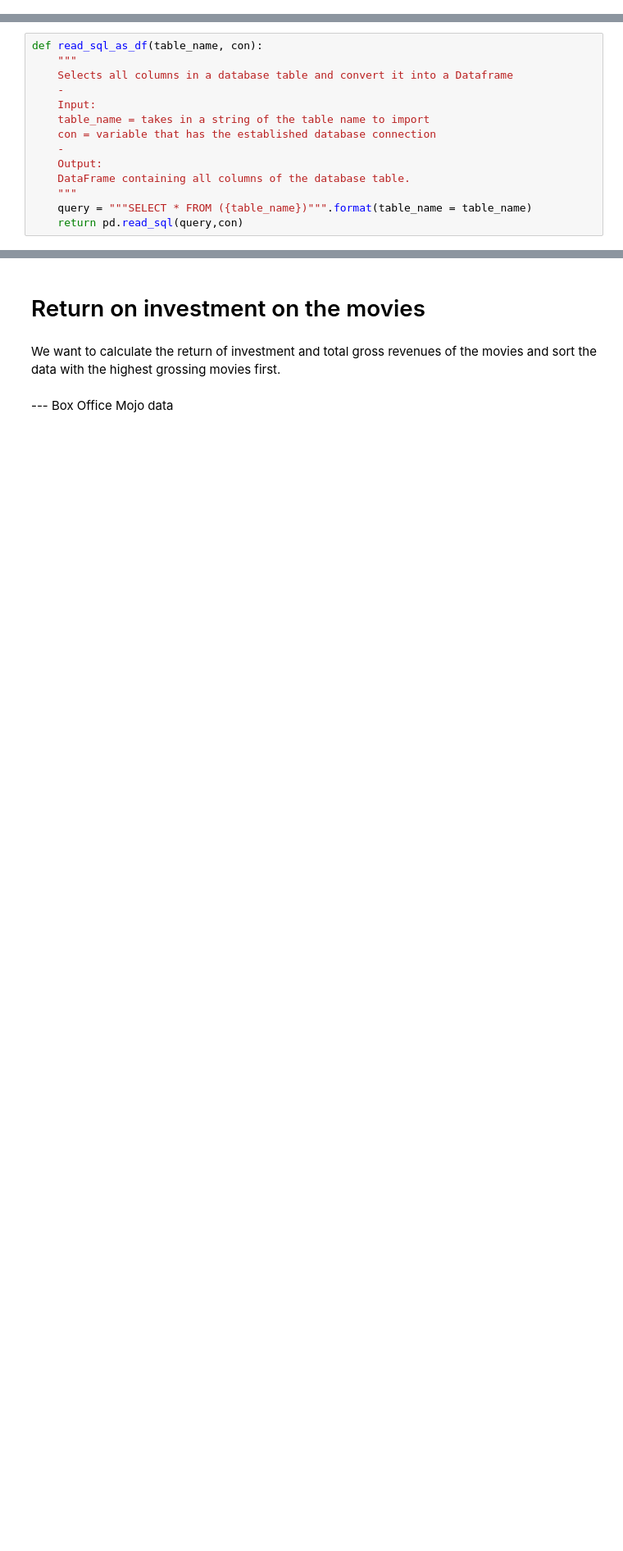
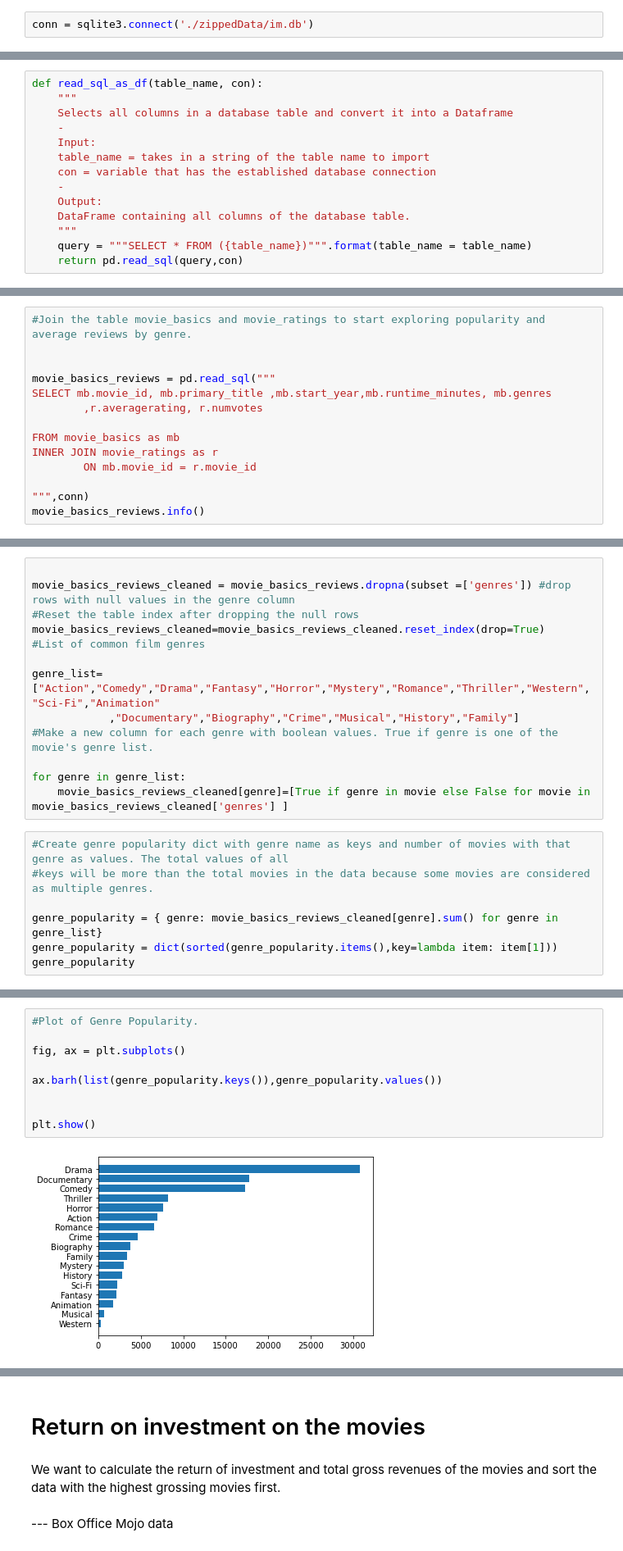
Before and after one commit to Meir-Alelov/Movie-Data-Analysis-and-Recs, a Jupyter notebook: Alice-notebook.ipynb, the cells around one changed output, grey strips where cells are left out. Shown: that part at 82% size. Drawn from its saved outputs; the diff is of its cells as text; blank space fills up the shorter version.

```diff
--- a/Alice-notebook.ipynb
+++ b/Alice-notebook.ipynb
@@ -34,3 +41,5 @@ import sqlite3
+# %%
+conn = sqlite3.connect('./zippedData/im.db')
 # %%
 box_office_mojo_df=pd.read_csv('zippedData/bom.movie_gross.csv.gz')
 box_office_mojo_df.head()
@@ -130,0 +239,14 @@ def read_sql_as_df(table_name, con):
+# %%
+#Join the table movie_basics and movie_ratings to start exploring popularity and average reviews by genre.
+
+
+movie_basics_reviews = pd.read_sql("""
+SELECT mb.movie_id, mb.primary_title ,mb.start_year,mb.runtime_minutes, mb.genres
+        ,r.averagerating, r.numvotes
+
+FROM movie_basics as mb
+INNER JOIN movie_ratings as r
+        ON mb.movie_id = r.movie_id
+
+""",conn)
+movie_basics_reviews.info()
@@ -130,0 +268,20 @@ def read_sql_as_df(table_name, con):
+# %%
+
+movie_basics_reviews_cleaned = movie_basics_reviews.dropna(subset =['genres']) #drop rows with null values in the genre column
+#Reset the table index after dropping the null rows
+movie_basics_reviews_cleaned=movie_basics_reviews_cleaned.reset_index(drop=True)
+#List of common film genres
+
+genre_list=["Action","Comedy","Drama","Fantasy","Horror","Mystery","Romance","Thriller","Western","Sci-Fi","Animation"
+            ,"Documentary","Biography","Crime","Musical","History","Family"]
+#Make a new column for each genre with boolean values. True if genre is one of the movie's genre list.
+
+for genre in genre_list:
+    movie_basics_reviews_cleaned[genre]=[True if genre in movie else False for movie in movie_basics_reviews_cleaned['genres'] ]
+# %%
+#Create genre popularity dict with genre name as keys and number of movies with that genre as values. The total values of all
+#keys will be more than the total movies in the data because some movies are considered as multiple genres.
+
+genre_popularity = { genre: movie_basics_reviews_cleaned[genre].sum() for genre in genre_list}
+genre_popularity = dict(sorted(genre_popularity.items(),key=lambda item: item[1]))
+genre_popularity
@@ -130,0 +306,11 @@ def read_sql_as_df(table_name, con):
+# %%
+#Plot of Genre Popularity.
+
+fig, ax = plt.subplots()
+
+ax.barh(list(genre_popularity.keys()),genre_popularity.values())
+
+
+plt.show()
+# %% [output]
+[figure, added]
```
Also changed, not shown: parts of 27 cells of this notebook.
